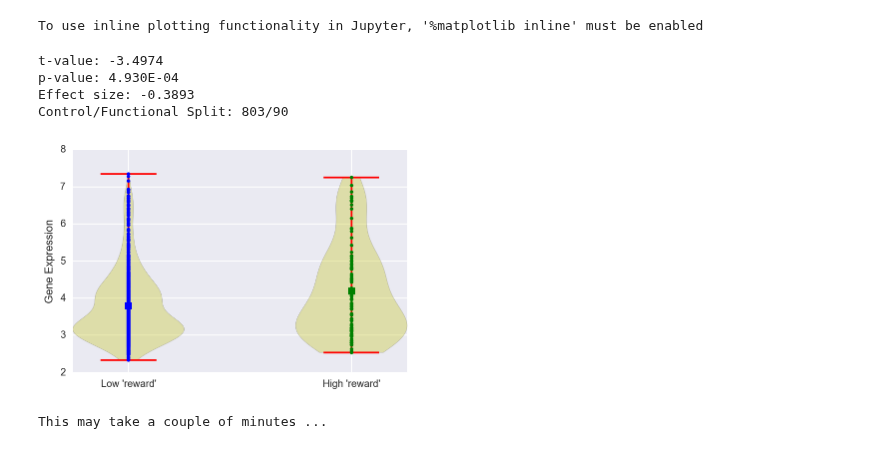
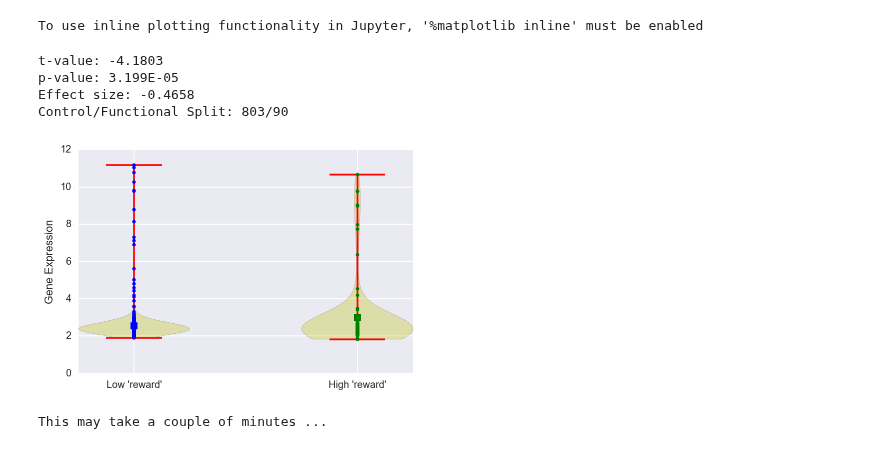
Before and after one commit to voytekresearch/nsaba, a Jupyter notebook: notebooks/testing/testing_analysis.ipynb, the cells around one changed output. Saved outputs shown, nothing was run; the diff lists cells and outputs as text; code cells hidden in the pictures.

```diff
--- a/notebooks/testing/testing_analysis.ipynb
+++ b/notebooks/testing/testing_analysis.ipynb
@@ -46,13 +47,13 @@ Wall time: 1.94 s
 # %%
-anal = analysis.NsabaAnalysis(tsaba)
+analy = analysis.NsabaAnalysis(tsaba)
 # %% [output]
 To use inline plotting functionality in Jupyter, '%matplotlib inline' must be enabled
 # %%
-anal.term_ge_ttest(term, 1813, split_method='quant', graphops='violin', quant=90)
+analy.term_ge_ttest(term, 6531, split_method='quant', graphops='violin', quant=90)
 # %% [output]
-t-value: -3.4974
-p-value: 4.930E-04
-Effect size: -0.3893
+t-value: -4.1803
+p-value: 3.199E-05
+Effect size: -0.4658
 Control/Functional Split: 803/90
-[figure, old version]
+[figure, new version]
 # %%
```
Also changed, not shown: parts of 12 cells of this notebook, 6 other files.
